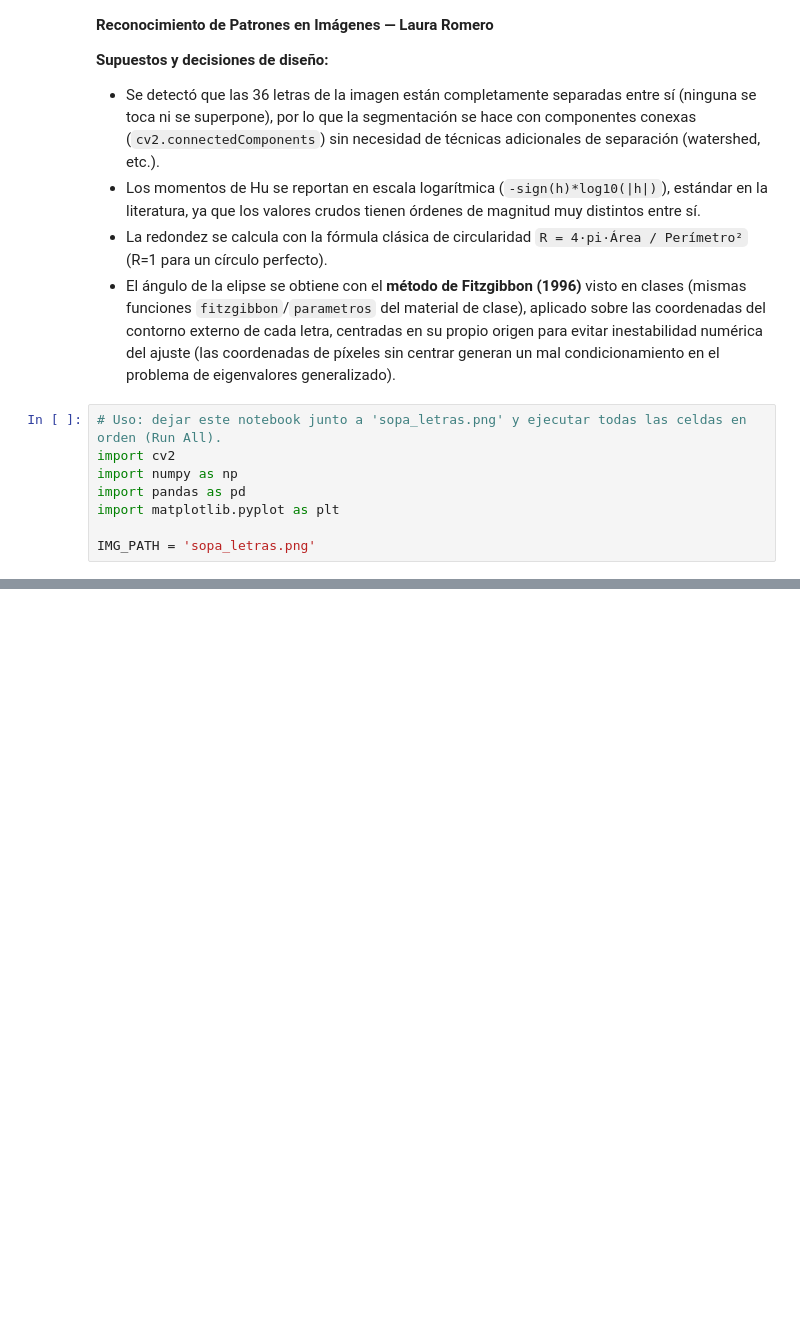
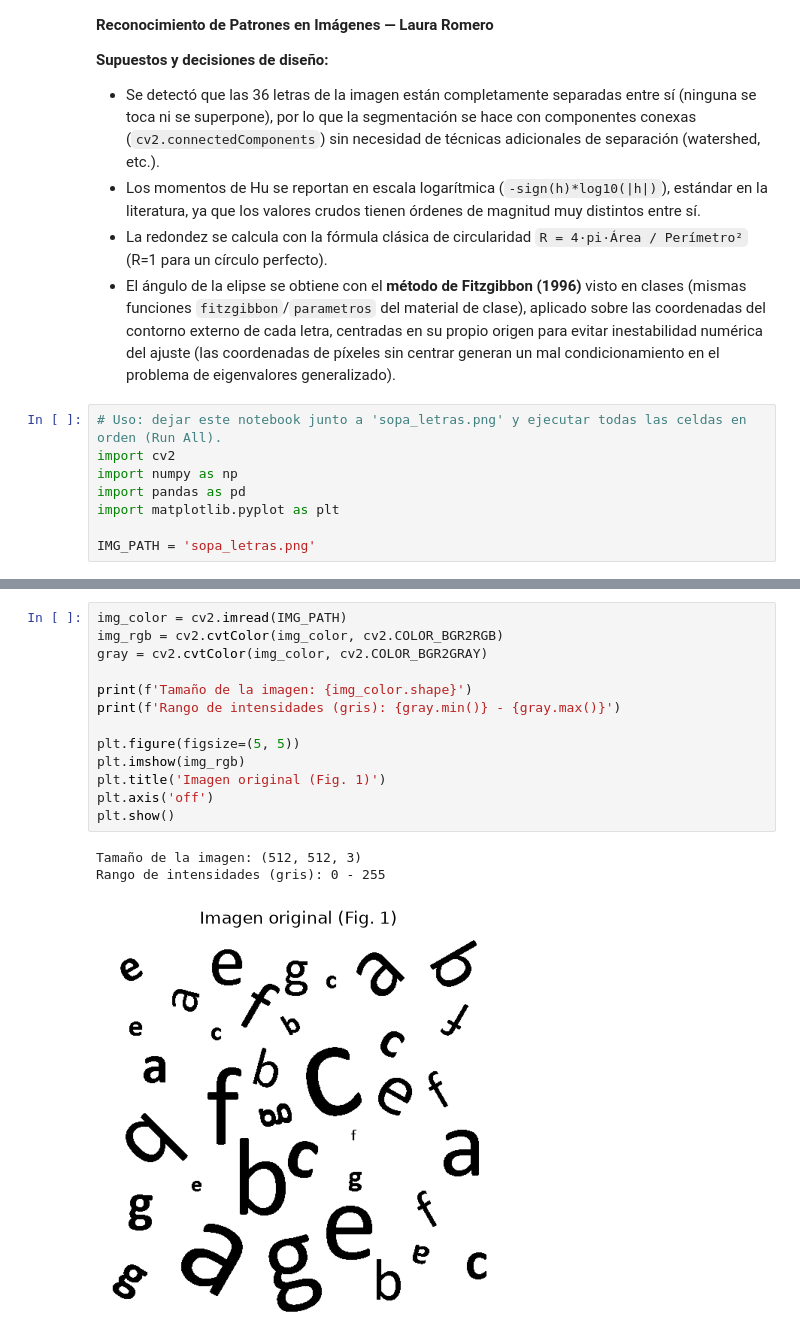
Before and after one commit to lauraromero-cm/Tareas-Patrones, a Jupyter notebook: Tarea1/tarea_01.ipynb, the cells around one changed output, grey strips where cells are left out. Cells and saved outputs as stored; diff of their text form; blank space fills up the shorter version.

```diff
--- a/Tarea1/tarea_01.ipynb
+++ b/Tarea1/tarea_01.ipynb
@@ -17,0 +22,17 @@ IMG_PATH = 'sopa_letras.png'
+# %%
+img_color = cv2.imread(IMG_PATH)
+img_rgb = cv2.cvtColor(img_color, cv2.COLOR_BGR2RGB)
+gray = cv2.cvtColor(img_color, cv2.COLOR_BGR2GRAY)
+
+print(f'Tamaño de la imagen: {img_color.shape}')
+print(f'Rango de intensidades (gris): {gray.min()} - {gray.max()}')
+
+plt.figure(figsize=(5, 5))
+plt.imshow(img_rgb)
+plt.title('Imagen original (Fig. 1)')
+plt.axis('off')
+plt.show()
+# %% [output]
+Tamaño de la imagen: (512, 512, 3)
+Rango de intensidades (gris): 0 - 255
+[figure, added]
```
Also changed, not shown: parts of 18 cells of this notebook.
